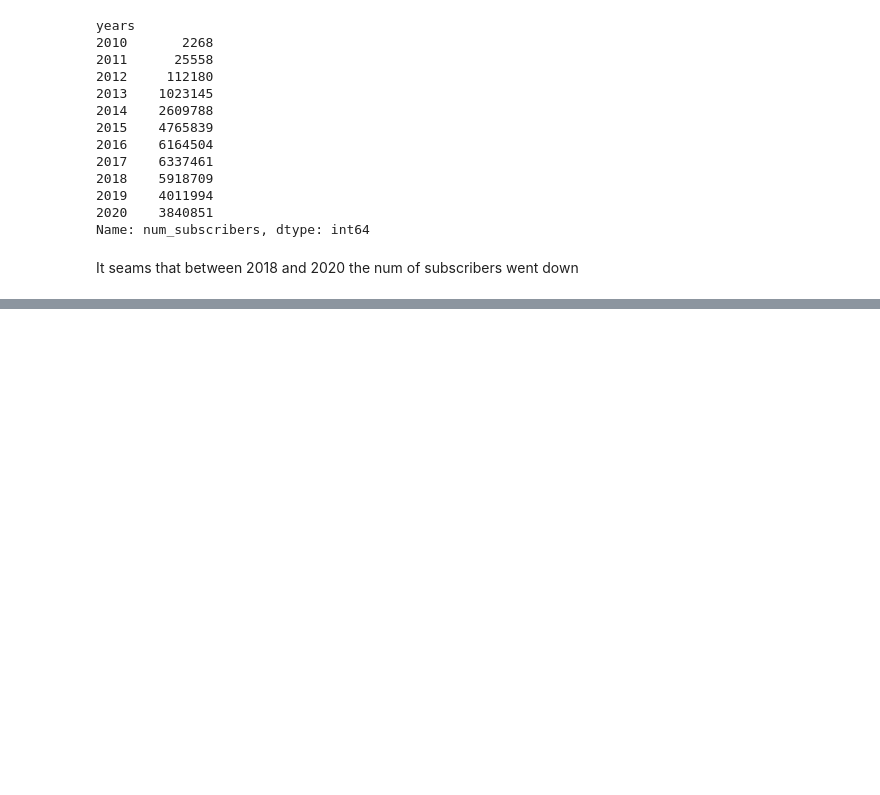
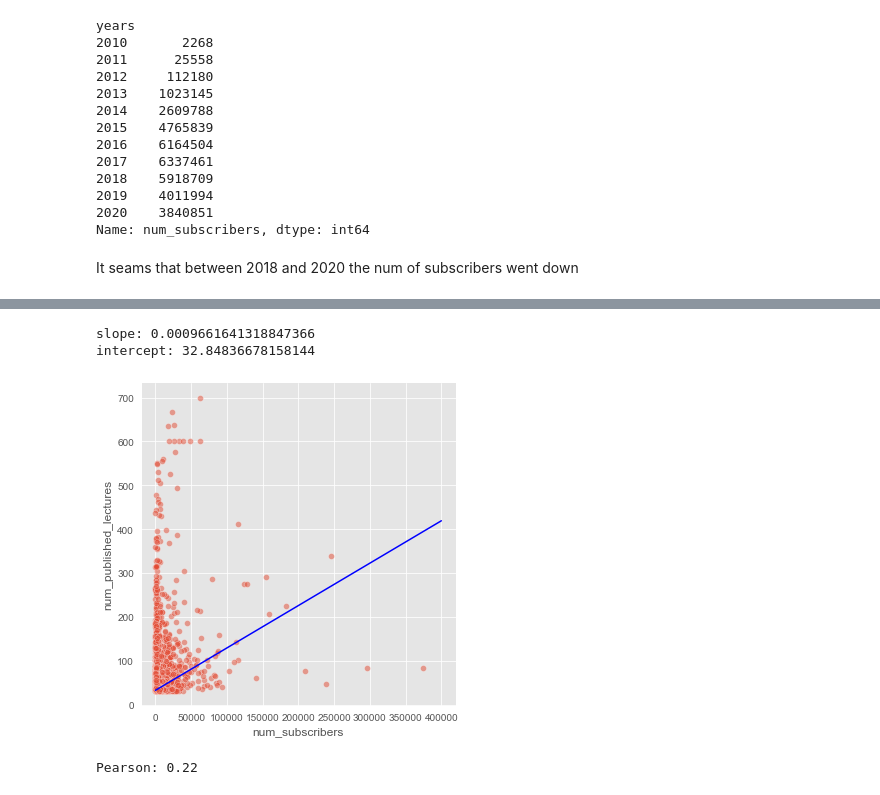
Before and after one commit to juanfelipehdezm/udemy, a Jupyter notebook: Udemy_EDA.ipynb, the cells around one changed output, grey strips where cells are left out. Saved outputs shown, nothing was run; the diff lists cells and outputs as text; code cells hidden in the pictures; blank space fills up the shorter version.

```diff
--- a/Udemy_EDA.ipynb
+++ b/Udemy_EDA.ipynb
@@ -93,0 +99,19 @@ It seams that between 2018 and 2020 the num of subscribers went down
+# %%
+a,b = np.polyfit(udemy["num_subscribers"],udemy["num_published_lectures"],1)
+print("slope:",a)
+print("intercept:",b)
+
+x = np.array([0,400000])
+y = a*x+b
+
+sns.relplot(x="num_subscribers",y="num_published_lectures",data=copy_ude,kind="scatter",alpha=0.5)
+plt.plot(x,y,color="b")
+plt.show()
+
+correlation,pvalue = sc.stats.pearsonr(udemy["num_subscribers"],udemy["num_published_lectures"])
+print("Pearson:",round(correlation,2))
+# %% [output]
+slope: 0.0009661641318847366
+intercept: 32.84836678158144
+[figure, added]
+Pearson: 0.22
```
Also changed, not shown: parts of 1 cell of this notebook.
